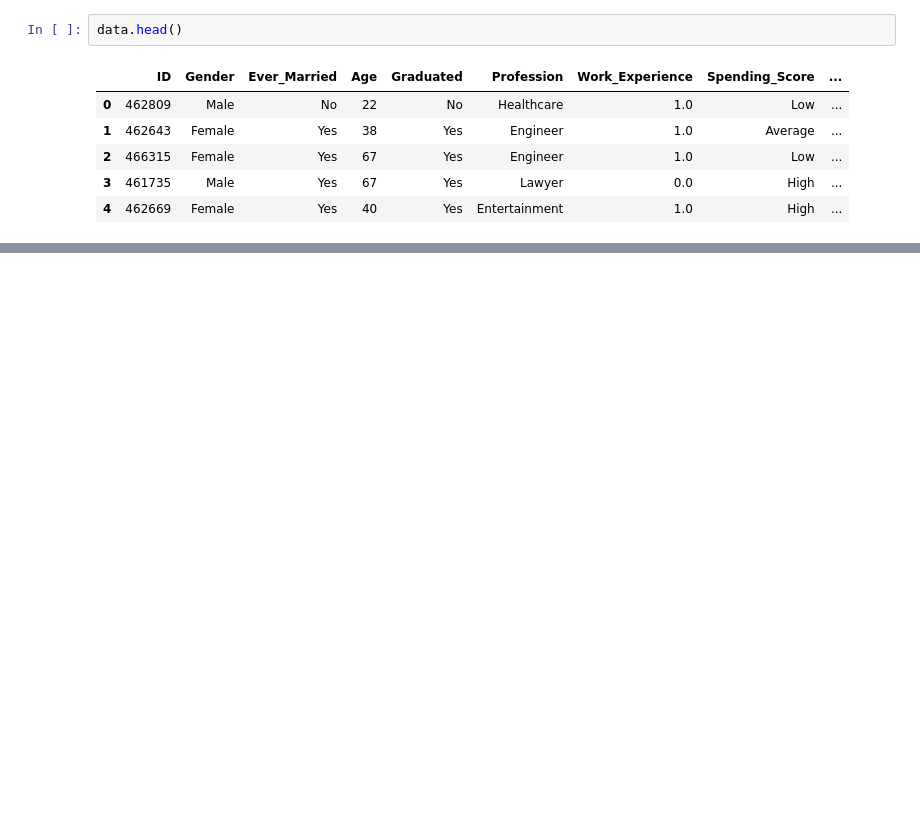
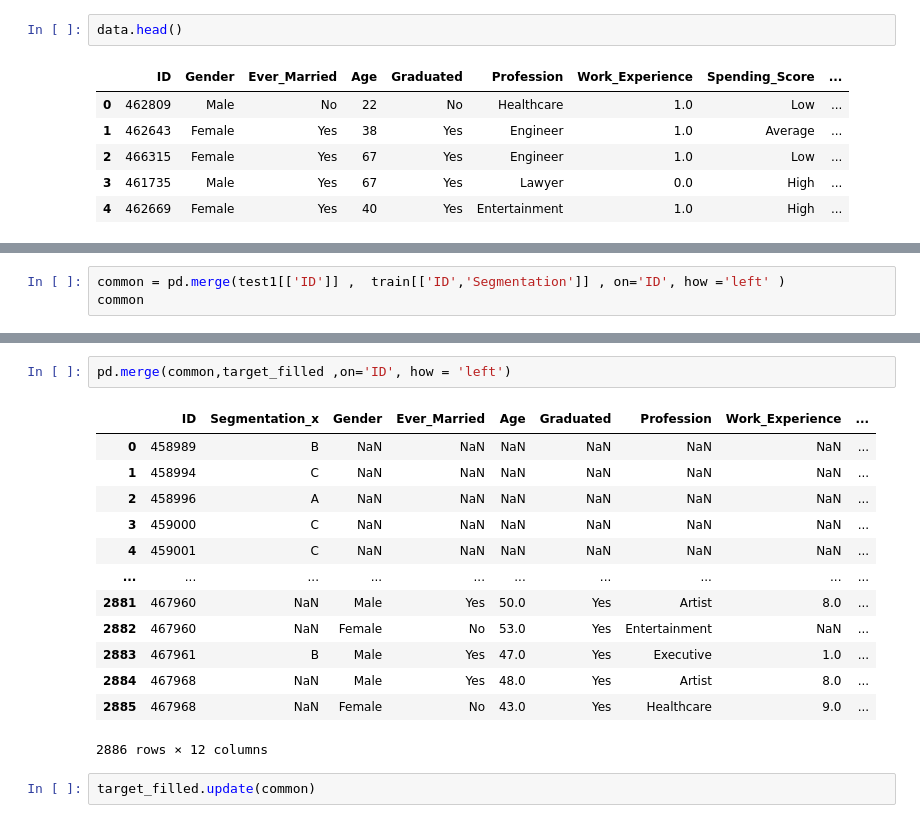
Before and after one commit to Aditk23/Customer_Segmentation, a Jupyter notebook: segmentation.ipynb, the cells around one changed output, grey strips where cells are left out. Cells and saved outputs as stored; diff of their text form; blank space fills up the shorter version.

```diff
--- a/segmentation.ipynb
+++ b/segmentation.ipynb
@@ -28,0 +186,3 @@ data.head()
+# %%
+common = pd.merge(test1[['ID']] ,  train[['ID','Segmentation']] , on='ID', how ='left' )
+common
@@ -28,0 +203,18 @@ data.head()
+# %%
+pd.merge(common,target_filled ,on='ID', how = 'left')
+# %% [output]
+|  | ID | Segmentation_x | Gender | Ever_Married | Age | Graduated | Profession | Work_Experience | ... |
+| 0 | 458989 | B | NaN | NaN | NaN | NaN | NaN | NaN | ... |
+| 1 | 458994 | C | NaN | NaN | NaN | NaN | NaN | NaN | ... |
+| 2 | 458996 | A | NaN | NaN | NaN | NaN | NaN | NaN | ... |
+| 3 | 459000 | C | NaN | NaN | NaN | NaN | NaN | NaN | ... |
+| 4 | 459001 | C | NaN | NaN | NaN | NaN | NaN | NaN | ... |
+| ... | ... | ... | ... | ... | ... | ... | ... | ... | ... |
+| 2881 | 467960 | NaN | Male | Yes | 50.0 | Yes | Artist | 8.0 | ... |
+| 2882 | 467960 | NaN | Female | No | 53.0 | Yes | Entertainment | NaN | ... |
+| 2883 | 467961 | B | Male | Yes | 47.0 | Yes | Executive | 1.0 | ... |
+| 2884 | 467968 | NaN | Male | Yes | 48.0 | Yes | Artist | 8.0 | ... |
+| 2885 | 467968 | NaN | Female | No | 43.0 | Yes | Healthcare | 9.0 | ... |
+2886 rows × 12 columns
+# %%
+target_filled.update(common)
```
Also changed, not shown: parts of 39 cells of this notebook, 3 other files.
